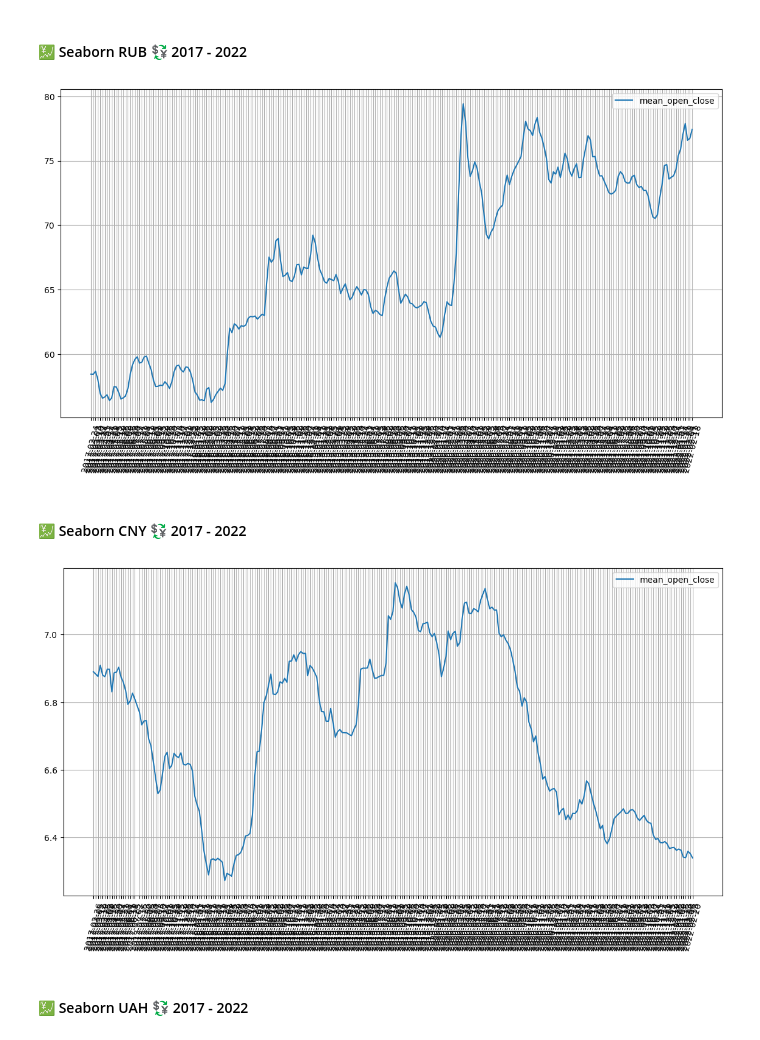
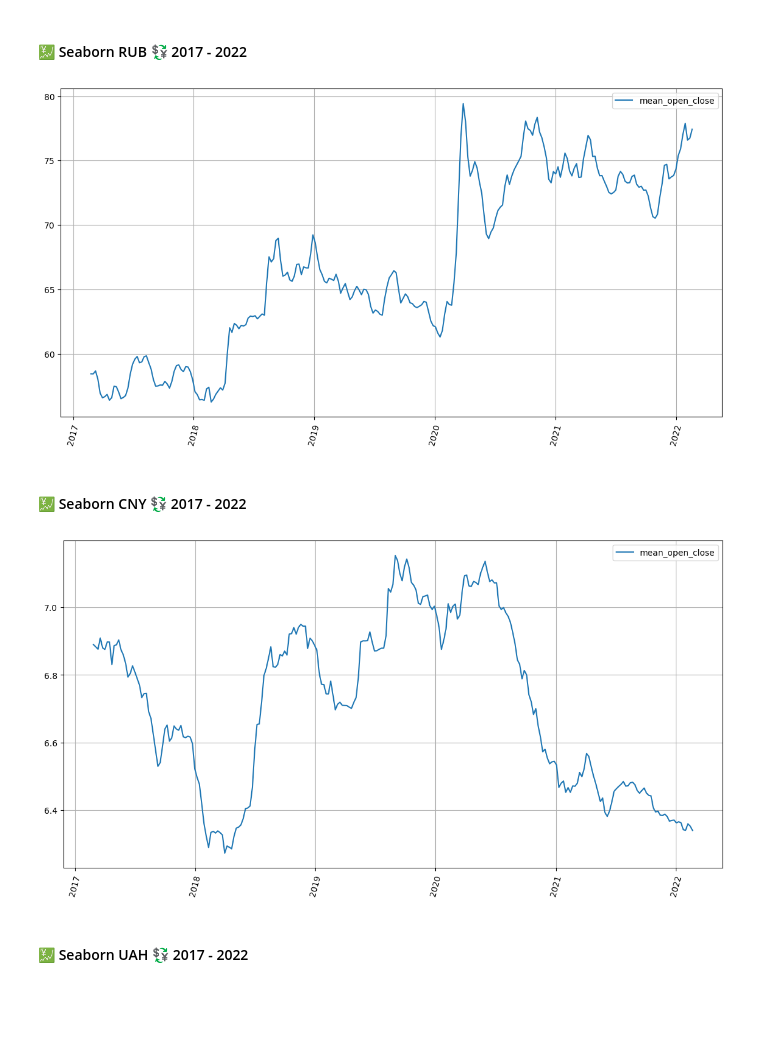
Before and after one commit to vielleicht-07/Cur_Dev_RU_UC_WAR, a Jupyter notebook: Currency Devalations in RUS_UCR_WAR.ipynb, the cells around one changed output. Drawn from its saved outputs; the diff is of its cells as text; code cells hidden in the pictures; blank space fills up the shorter version.

```diff
--- a/Currency Devalations in RU_UC_WAR.ipynb
+++ b/Currency Devalations in RUS_UCR_WAR.ipynb
@@ -72,8 +72,8 @@ df_money_diff.to_csv("USD_TO_RUB_.csv", index=False)  #index=True)
 ### 📥 Importing CSV: EUR, RUB, CNY, UAH
 # %%
 currency_USD_TO_EUR_YES = pd.read_csv("USD_TO_EUR_.csv")
-currency_USD_TO_RUB_YES = pd.read_csv("USD_TO_CNY_.csv")
-currency_USD_TO_CNY_YES = pd.read_csv("USD_TO_RUB_.csv")
+currency_USD_TO_RUB_YES = pd.read_csv("USD_TO_RUB_.csv")
+currency_USD_TO_CNY_YES = pd.read_csv("USD_TO_CNY_.csv")
 currency_USD_TO_UAH_YES = pd.read_csv("USD_TO_UAH_.csv")
 # %%
 #currency_USD_TO_EUR_YES.head(2)
@@ -810,15 +818,15 @@ plt.show()
 # %%
 #RUB df_RUB_F17_F22
 
 df_RUB_F17_F22['date'] = pd.to_datetime(df_RUB_F17_F22['date'])
 plt.figure(figsize=(14, 7))
 plt.plot(df_RUB_F17_F22["date"], df_RUB_F17_F22["mean_open_close"], label="mean_open_close")
 plt.legend()
-plt.xticks(df_RUB_F17_F22["date"], rotation=75)
+plt.xticks(rotation=75)
 plt.grid()
 plt.show()
 # %% [output]
-[figure, old version]
+[figure, new version]
 # %% [markdown]
 #### 💹  Seaborn CNY 💱 2017 - 2022
 # %%
@@ -828,11 +836,11 @@ df_CNY_F17_F22['date'] = pd.to_datetime(df_CNY_F17_F22['date'])
 plt.figure(figsize=(14, 7))
 plt.plot(df_CNY_F17_F22["date"], df_CNY_F17_F22["mean_open_close"], label="mean_open_close")
 plt.legend()
-plt.xticks(df_CNY_F17_F22["date"], rotation=75)
+plt.xticks(rotation=75)
 plt.grid()
 plt.show()
 # %% [output]
-[figure, old version]
+[figure, new version]
 # %% [markdown]
 #### 💹  Seaborn UAH 💱 2017 - 2022
 # %%
```
Also changed, not shown: parts of 17 cells of this notebook, 1 other file.
